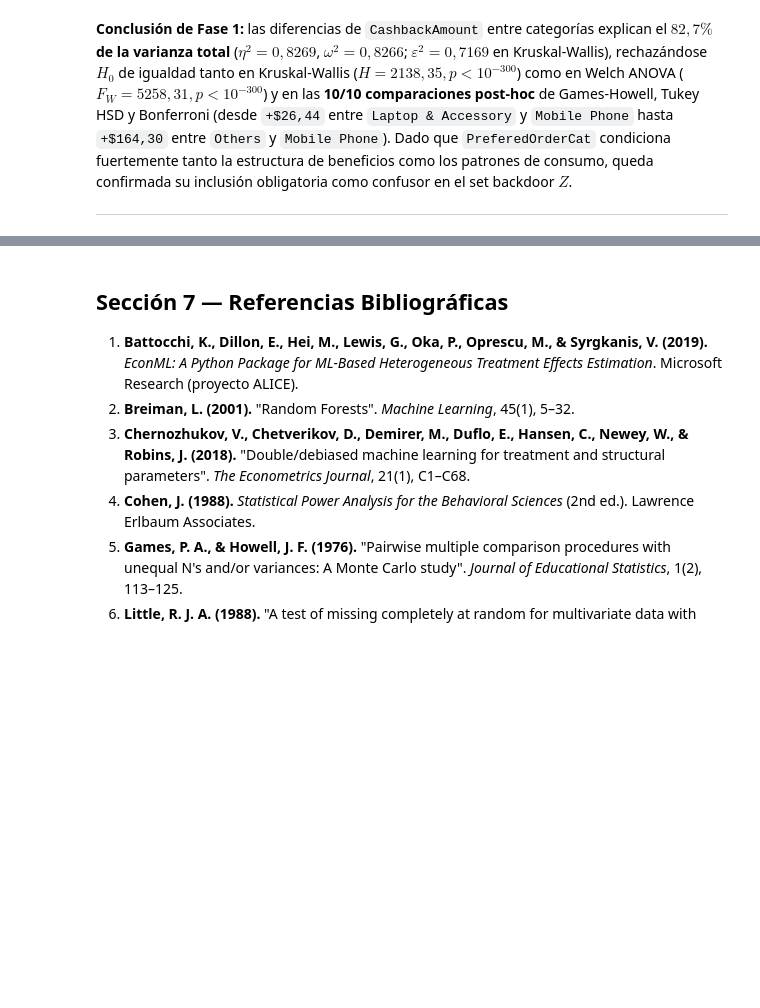
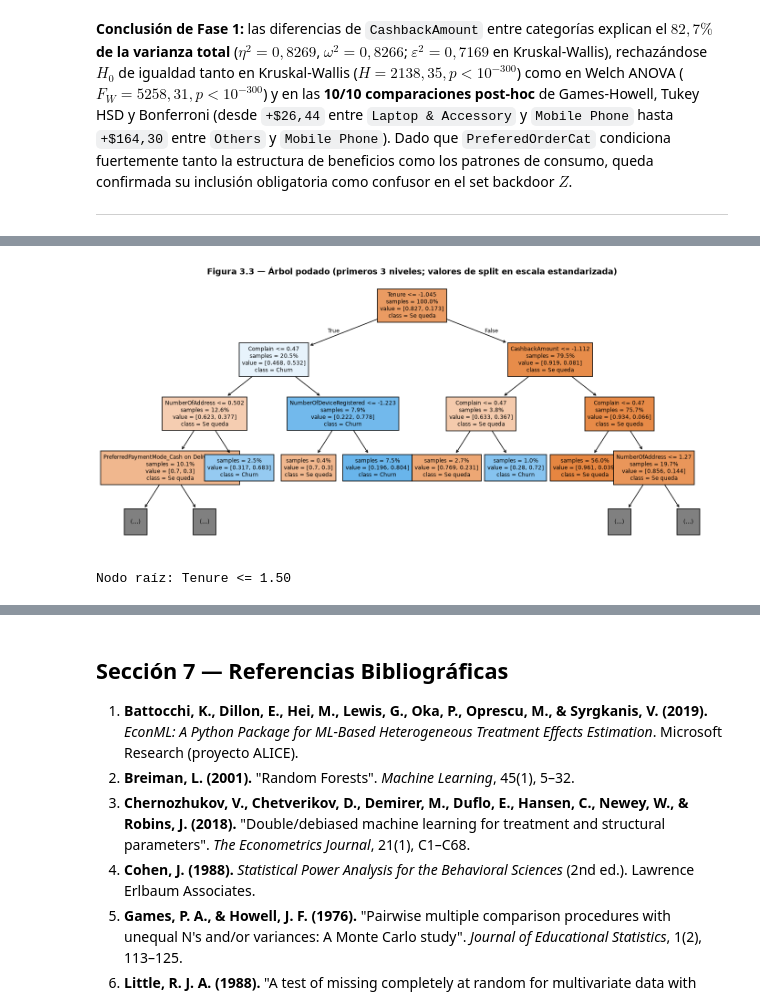
Before and after one commit to CarolaNasif/TPI_Decision_Intelligence_EAyMR, a Jupyter notebook: notebooks/TP_Integrador_Final.ipynb, the cells around one changed output, grey strips where cells are left out. Drawn from its saved outputs; the diff is of its cells as text; code cells hidden in the pictures; blank space fills up the shorter version.

```diff
--- a/notebooks/TP_Integrador_Final.ipynb
+++ b/notebooks/TP_Integrador_Final.ipynb
@@ -766,0 +932,22 @@ plt.show()
+# %%
+pruned = res["models"]["CART podado"]
+pre, tree = pruned.named_steps["pre"], pruned.named_steps["model"]
+names = pre.get_feature_names_out()
+fig, ax = plt.subplots(figsize=(16, 7))
+plot_tree(tree, max_depth=3, feature_names=names, class_names=["Se queda", "Churn"], filled=True,
+          proportion=True, impurity=False, fontsize=8, ax=ax)
+ax.set_title("Figura 3.3 — Árbol podado (primeros 3 niveles; valores de split en escala estandarizada)")
+plt.show()
+
+# Regla del nodo raíz en unidades originales
+num_pipe = pre.named_transformers_["num"]
+num_names = list(num_pipe.get_feature_names_out())
+root_name, root_thr = names[tree.tree_.feature[0]], tree.tree_.threshold[0]
+if root_name in num_names:
+    i = num_names.index(root_name)
+    scaler = num_pipe.named_steps["scaler"]
+    root_thr = scaler.mean_[i] + root_thr * scaler.scale_[i]
+print(f"Nodo raíz: {root_name} <= {root_thr:.2f}")
+# %% [output]
+[figure, added]
+Nodo raíz: Tenure <= 1.50
```
Also changed, not shown: parts of 58 cells of this notebook, 1 other file.
